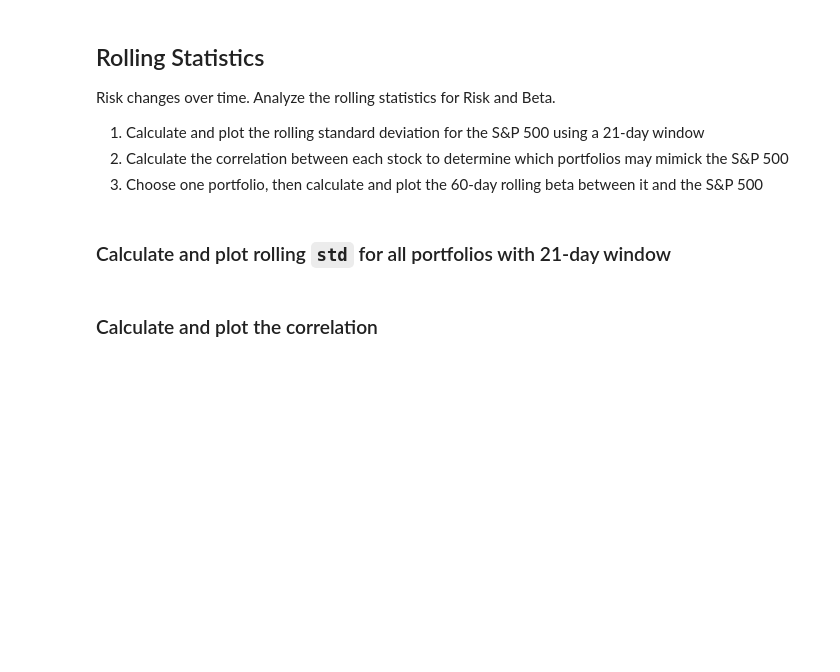
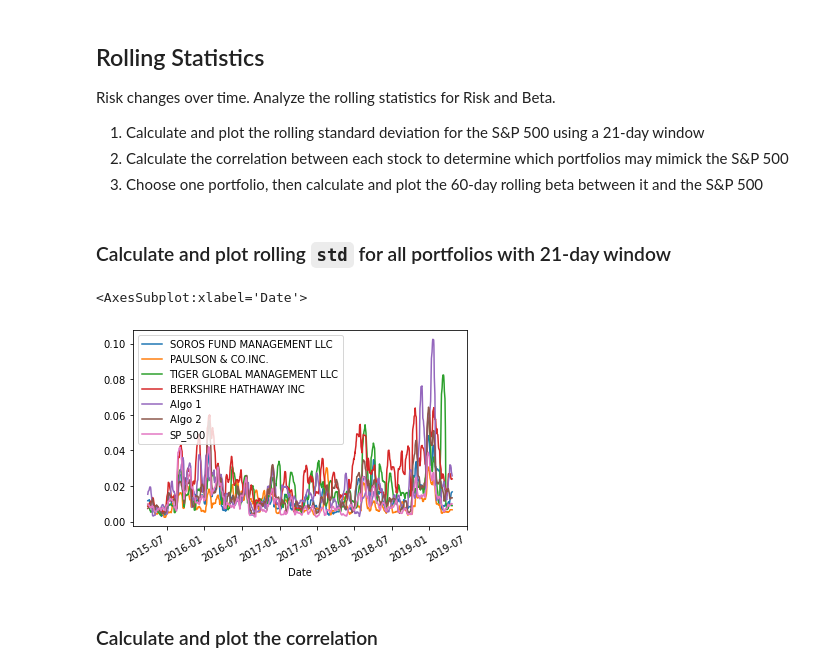
Before and after one commit to DanGodzich/algos_whales, a Jupyter notebook: whale_analysis.ipynb, the cells around one changed output. Cells and saved outputs as stored; diff of their text form; code cells hidden in the pictures; blank space fills up the shorter version.

```diff
--- a/whale_analysis.ipynb
+++ b/whale_analysis.ipynb
@@ -301,7 +301,11 @@ Risk changes over time. Analyze the rolling statistics for Risk and Beta.
 # %%
 # Calculate the rolling standard deviation for all portfolios using a 21-day window
 
 # Plot the rolling standard deviation
+cumulative_returns.rolling(window=21).std().plot()
+# %% [output]
+<AxesSubplot:xlabel='Date'>
+[figure, added]
 # %% [markdown]
 ### Calculate and plot the correlation
 # %%
```
Also changed, not shown: parts of 9 cells of this notebook.
